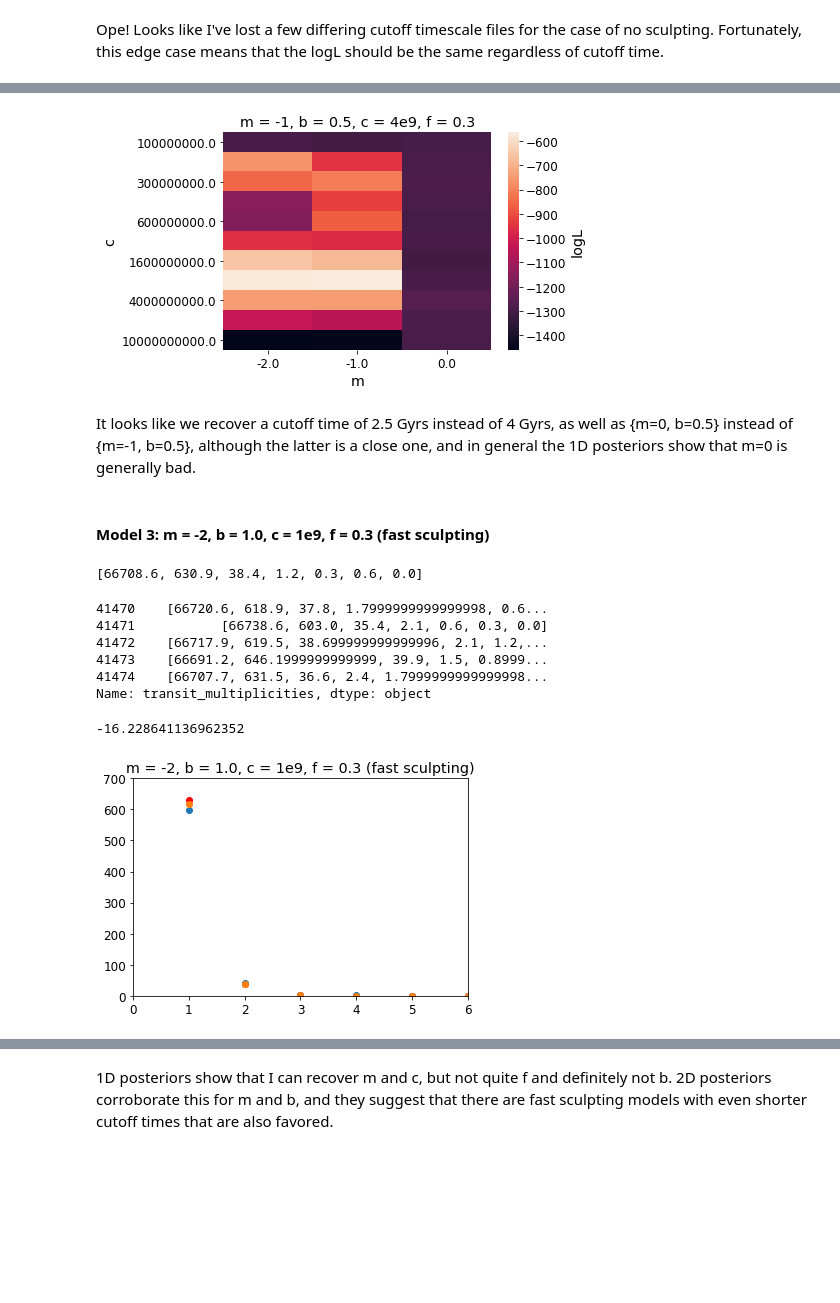
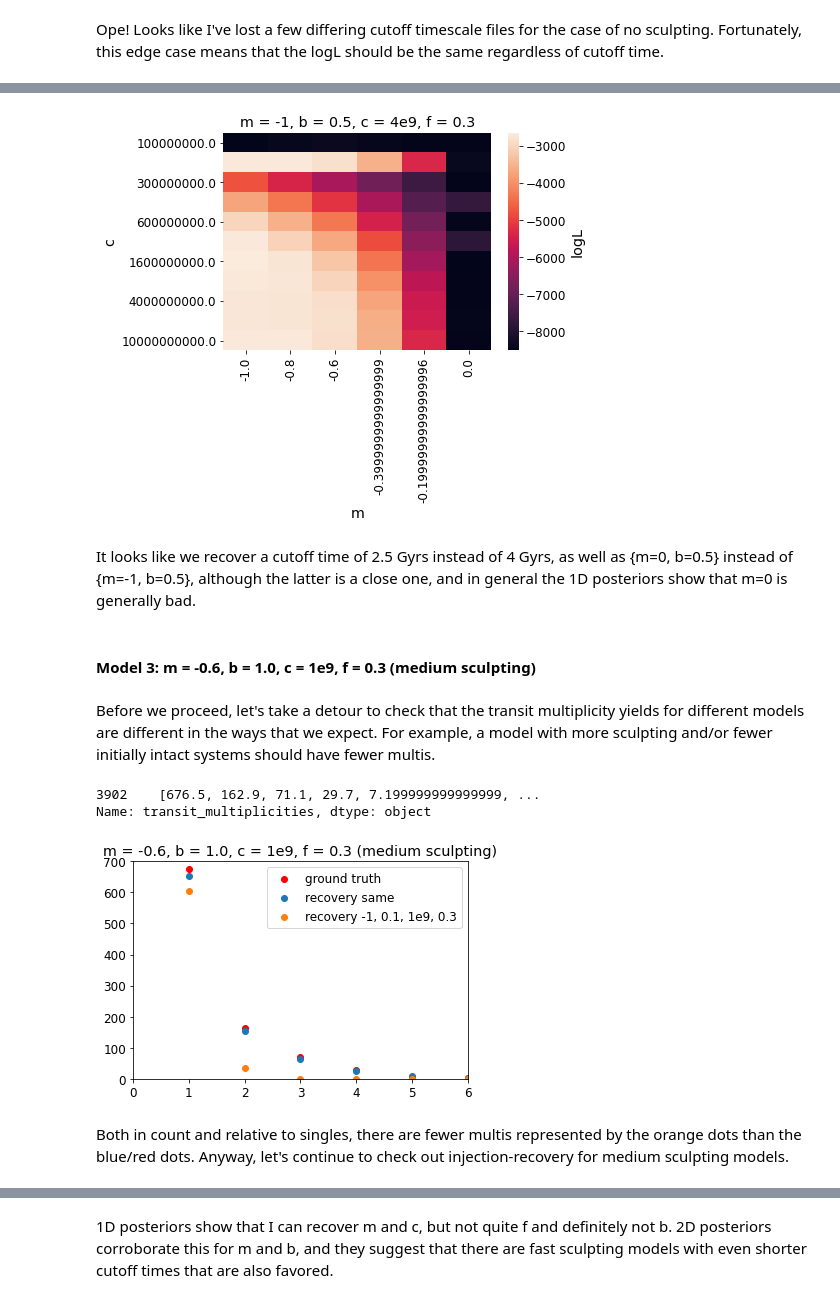
Before and after one commit to exoclam/mastrangelo, a Jupyter notebook: notebooks/injection-recovery.ipynb, the cells around one changed output, grey strips where cells are left out. Saved outputs shown, nothing was run; the diff lists cells and outputs as text; code cells hidden in the pictures; blank space fills up the shorter version.

Commit message:
identifying bugs: data swapping, unintentional padding; still confused why 2.5e8 still heavily favored

```diff
--- a/notebooks/injection-recovery.ipynb
+++ b/notebooks/injection-recovery.ipynb
@@ -75,8 +87,8 @@ def prior_grid_logslope(cube, ndim, nparams, gi_m, gi_b, gi_c):
     gi_c: grid index for cutoff time axis
     """
     #cube[0] = -1e-9*np.logspace(8,10,11)[gi_m] # convert from year to Gyr
-    cube[0] = np.linspace(-2,0,11)[gi_m]
-    cube[1] = np.linspace(0,1,3)[gi_b]
+    cube[0] = np.linspace(-1,0,6)[gi_m]
+    cube[1] = np.linspace(0,1,11)[gi_b]
     #cube[2] = np.logspace(1e8,1e10,11)
     cube[2] = np.round(np.logspace(8,10,11)[gi_c], 0) # in Ballard et al in prep, they use log(yrs) instead of drawing yrs from logspace
     return cube
@@ -126,2 +140,3 @@ better_loglike(np.array([9900, 804, 122, 32, 11, 3, 0]), np.array([1e4, 833, 134
 # %%
-tm_fiducial = truth.loc[(truth.ms == -1) & (truth.bs == 0.5) & (np.round(truth.cs, -9) == 4e9) & (np.round(truth.fs,1) == 0.3)].transit_multiplicities
+tm_fiducial = truth.loc[(truth.ms == -1.) & (truth.bs == 0.5) & (np.round(truth.cs, -8) == 4e9) & (np.round(truth.fs,1) == 0.3)].transit_multiplicities
+tm_fiducial
@@ -128,6 +164,6 @@ tm_fiducial = truth.loc[(truth.ms == -1) & (truth.bs == 0.5) & (np.round(truth.c
 # %%
 cube = [0,0,0]
-fs = np.round(np.linspace(0.1, 1.), 1)
+fs = np.round(np.linspace(0.1, 1., 10), 1)
 ndim = 3
 nparams = 3
 
@@ -136,11 +172,11 @@ bs = []
 cs = []
 fs_for_df = []
 all_logLs = []
+all_transit_multiplicities = []
 
-for gi_m in range(11):
+for gi_m in range(6):
 
-    for gi_b in range(2):
-        gi_b = gi_b + 1
+    for gi_b in range(11):
 
         for gi_c in range(11):
             cube = prior_grid_logslope(cube, ndim, nparams, gi_m, gi_b, gi_c)
@@ -162,9 +198,12 @@ for gi_m in range(11):
                         logL = better_loglike(tm_recovery[i], np.sum(tm_fiducial))
                         logLs.append(logL)
 
-                    # get best logL for each model
+                    # keep best logL for each model
                     best_logL = np.max(logLs)
+                    best_arg = np.argmax(logLs)
+                    all_logLs.append(best_logL)
+                    # append transit multiplicity of the best sample for that model
+                    all_transit_multiplicities.append(tm_recovery[best_arg])
 
-                    all_logLs.append(best_logL)
                 except:
                     all_logLs.append(0.)
@@ -171,4 +218,6 @@ for gi_m in range(11):
 # %%
-model_logLs = pd.DataFrame({'m': ms, 'b': bs, 'c': cs, 'f': fs_for_df, 'logL': all_logLs})
+model_logLs = pd.DataFrame({'m': ms, 'b': bs, 'c': cs, 'f': fs_for_df,
+                            'injection_transit_multiplicities': all_transit_multiplicities,
+                            'injection_logL': all_logLs})
 model_logLs
 # %% [output]
@@ -411,26 +548,28 @@ model_logLs.loc[model_logLs.f == 0.3].groupby(['m','b','c']).mean('logL').reset_
 # %%
-piv = model_logLs.groupby(['m','b','c']).memlsan('logL').reset_index().groupby(['m','c']).sum('logL').reset_index()
+piv = model_logLs.groupby(['m','b','c']).mean('logL').reset_index().groupby(['m','c']).sum('logL').reset_index()
 
 piv = piv.pivot("c","m","logL") # vs logged_normalized_likelihood
 #print(np.nanmin(piv.values), np.nanmax(piv.values), np.nansum(piv.values), np.nansum(np.log(piv.values)), np.log(np.nansum(piv.values)))
 #print(np.log(np.nanmin(piv.values)), np.log(np.nanmax(piv.values)))
 
 fig, ax = plt.subplots()
 sns.heatmap(piv, yticklabels=model_logLs.c.unique().round(-8), cbar_kws={'label': 'logL'})
 #sns.heatmap(piv, vmin=-455, vmax=-17.9)
 ax.set_yticks(ax.get_yticks()[::2]) # sample every other tick, for cleanness
 plt.title('m = -1, b = 0.5, c = 4e9, f = 0.3')
 plt.show()
 # %% [output]
-[figure, old version]
+[figure, new version]
 # %% [markdown]
 It looks like we recover a cutoff time of 2.5 Gyrs instead of 4 Gyrs, as well as {m=0, b=0.5} instead of {m=-1, b=0.5}, although the latter is a close one, and in general the 1D posteriors show that m=0 is generally bad.
 # %% [markdown]
-#### Model 3: m = -2, b = 1.0, c = 1e9, f = 0.3 (fast sculpting)
+#### Model 3: m = -0.6, b = 1.0, c = 1e9, f = 0.3 (medium sculpting)
+# %% [markdown]
+Before we proceed, let's take a detour to check that the transit multiplicity yields for different models are different in the ways that we expect. For example, a model with more sculpting and/or fewer initially intact systems should have fewer multis.
 # %%
-tm_fiducial = truth.loc[(truth.ms == -2) & (truth.bs == 1.) & (np.round(truth.cs, -8) == 1e9) & (np.round(truth.fs,1) == 0.3)].transit_multiplicities
+tm_fiducial = truth.loc[(truth.ms == -0.6) & (truth.bs == 1.) & (np.round(truth.cs, -8) == 1e9) & (np.round(truth.fs,1) == 0.3)].transit_multiplicities
+tm_fiducial
+# %% [output]
+3902    [676.5, 162.9, 71.1, 29.7, 7.199999999999999, ...
+Name: transit_multiplicities, dtype: object
-# %%
-tm_fiducial[192]
-# %% [output]
-[66708.6, 630.9, 38.4, 1.2, 0.3, 0.6, 0.0]
 # %%
@@ -438,26 +577,16 @@ test_recovery = recovery.loc[(recovery.ms == -1) & (recovery.bs == 1.) & (np.rou
-# %%
-test_recovery.head()
-# %% [output]
-41470    [66720.6, 618.9, 37.8, 1.7999999999999998, 0.6...
-41471           [66738.6, 603.0, 35.4, 2.1, 0.6, 0.3, 0.0]
-41472    [66717.9, 619.5, 38.699999999999996, 2.1, 1.2,...
-41473    [66691.2, 646.1999999999999, 39.9, 1.5, 0.8999...
-41474    [66707.7, 631.5, 36.6, 2.4, 1.7999999999999998...
-Name: transit_multiplicities, dtype: object
-# %%
-better_loglike(test_recovery[41470], tm_fiducial[192])
-# %% [output]
--16.228641136962352
 # %%
-plt.scatter(np.arange(len(tm_fiducial[192])), tm_fiducial[192], color='r', label='ground truth')
-plt.scatter(np.arange(len(recovery.iloc[5470].transit_multiplicities)), recovery.iloc[5470].transit_multiplicities, label='recovery same')
-plt.scatter(np.arange(len(recovery.iloc[41470].transit_multiplicities)), recovery.iloc[41470].transit_multiplicities, label='recovery different')
+plt.scatter(np.arange(len(tm_fiducial[3902])), tm_fiducial[3902], color='r', label='ground truth')
+plt.scatter(np.arange(len(recovery.iloc[117060].transit_multiplicities)), recovery.iloc[117060].transit_multiplicities, label='recovery same')
+plt.scatter(np.arange(len(recovery.iloc[5470].transit_multiplicities)), recovery.iloc[5470].transit_multiplicities, label='recovery -1, 0.1, 1e9, 0.3')
 
 plt.xlim([0,6])
 plt.ylim([0,700])
-plt.title('m = -2, b = 1.0, c = 1e9, f = 0.3 (fast sculpting)')
+plt.title('m = -0.6, b = 1.0, c = 1e9, f = 0.3 (medium sculpting)')
+plt.legend()
 plt.show()
 # %% [output]
-[figure, old version]
+[figure, new version]
+# %% [markdown]
+Both in count and relative to singles, there are fewer multis represented by the orange dots than the blue/red dots. Anyway, let's continue to check out injection-recovery for medium sculpting models.
 # %%
 cube = [0,0,0]
```
Also changed, not shown: parts of 55 cells of this notebook.
